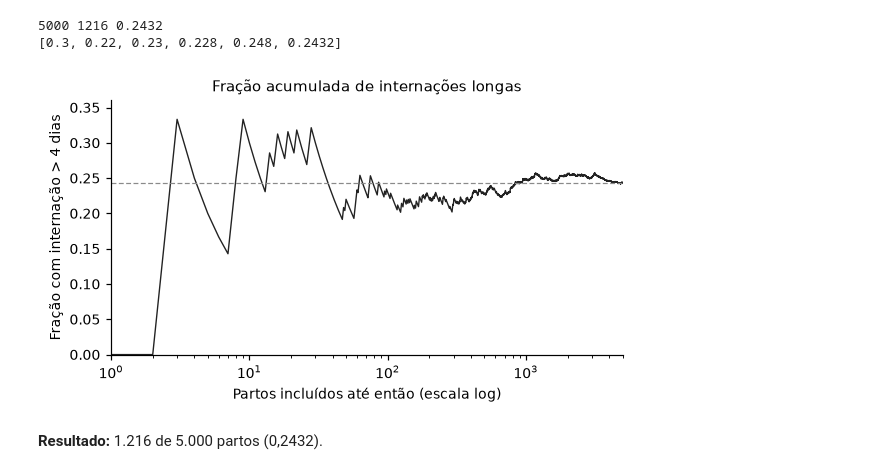
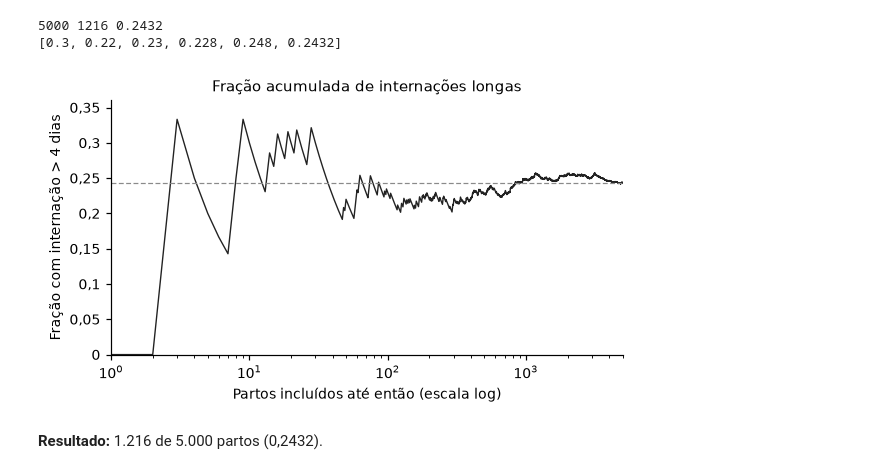
Before and after one commit to marcelosilva2604/data-science-ml-ai-in-health-volume-1, a Jupyter notebook: chapters/ch11/ch11_probabilidade_pt.ipynb, the cells around one changed output. Drawn from its saved outputs; the diff is of its cells as text; code cells hidden in the pictures.

```diff
--- a/chapters/ch11/ch11_probabilidade_pt.ipynb
+++ b/chapters/ch11/ch11_probabilidade_pt.ipynb
@@ -56,12 +56,13 @@ print([float(round(running.iloc[k - 1], 4)) for k in checkpoints])
 # %%
 fig, ax = plt.subplots(figsize=(6, 3))
 ax.plot(np.arange(1, len(df) + 1), running, color=INK, lw=0.9)
 ax.axhline(X.mean(), color=MUTED, lw=0.8, ls=(0, (4, 2)))
+ax.yaxis.set_major_formatter(__import__("matplotlib.ticker", fromlist=["FuncFormatter"]).FuncFormatter(lambda v, _: f"{v:g}".replace(".", ",")))
 ax.set(xscale="log", xlim=(1, 5000), ylim=(0, 0.36), xlabel="Partos incluídos até então (escala log)",
        ylabel="Fração com internação > 4 dias", title="Fração acumulada de internações longas")
 plt.show()
 # %% [output]
-[figure, old version]
+[figure, new version]
 # %% [markdown]
 **Resultado:** 1.216 de 5.000 partos (0,2432).
 # %%
```
Also changed, not shown: parts of 10 cells of this notebook, 7 other files.
